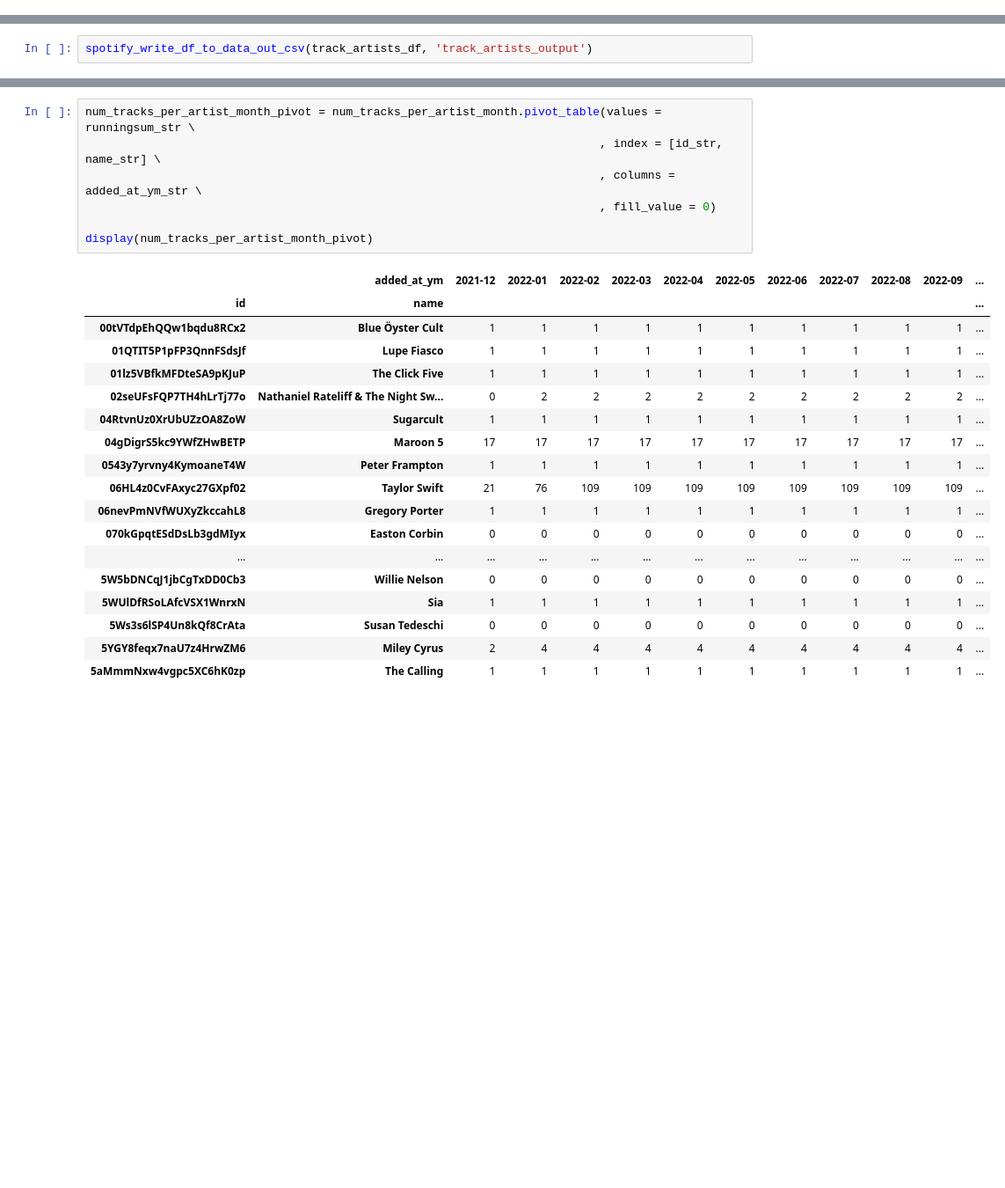
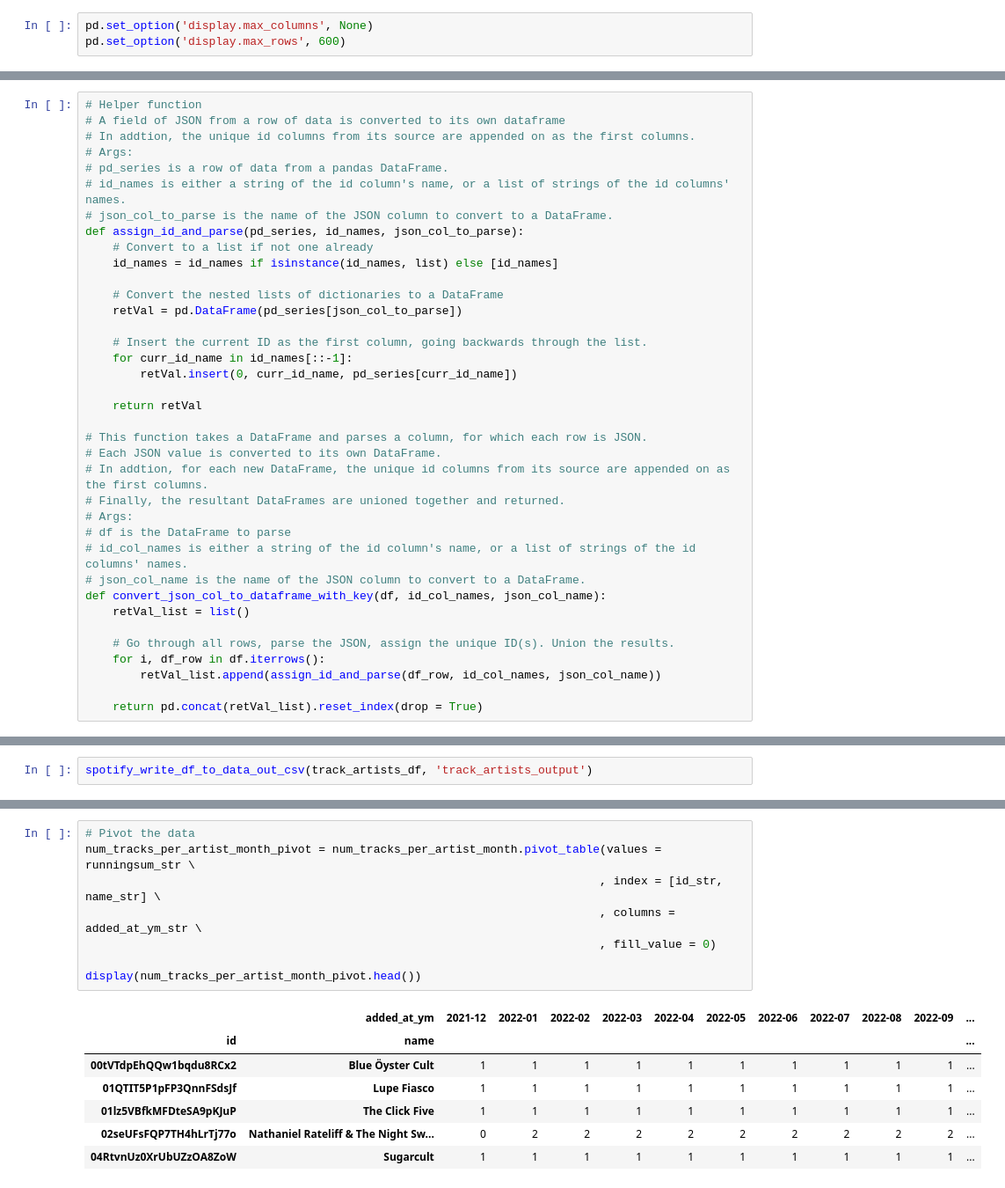
Before and after one commit to steven-rothstein/spotify-data-pull, a Jupyter notebook: spotify_data_pull.ipynb, the cells around one changed output, grey strips where cells are left out. Shown: that part at 88% size. Drawn from its saved outputs; the diff is of its cells as text; blank space fills up the shorter version.

```diff
--- a/spotify_data_pull.ipynb
+++ b/spotify_data_pull.ipynb
@@ -8,0 +68,3 @@ import time
+# %%
+pd.set_option('display.max_columns', None)
+pd.set_option('display.max_rows', 600)
@@ -8,0 +79,37 @@ import time
+# %%
+# Helper function
+# A field of JSON from a row of data is converted to its own dataframe
+# In addtion, the unique id columns from its source are appended on as the first columns.
+# Args:
+# pd_series is a row of data from a pandas DataFrame.
+# id_names is either a string of the id column's name, or a list of strings of the id columns' names.
+# json_col_to_parse is the name of the JSON column to convert to a DataFrame.
+def assign_id_and_parse(pd_series, id_names, json_col_to_parse):
+    # Convert to a list if not one already
+    id_names = id_names if isinstance(id_names, list) else [id_names]
+
+    # Convert the nested lists of dictionaries to a DataFrame
+    retVal = pd.DataFrame(pd_series[json_col_to_parse])
+
+    # Insert the current ID as the first column, going backwards through the list.
+    for curr_id_name in id_names[::-1]:
+        retVal.insert(0, curr_id_name, pd_series[curr_id_name])
+
+    return retVal
+
+# This function takes a DataFrame and parses a column, for which each row is JSON.
+# Each JSON value is converted to its own DataFrame.
+# In addtion, for each new DataFrame, the unique id columns from its source are appended on as the first columns.
+# Finally, the resultant DataFrames are unioned together and returned.
+# Args:
+# df is the DataFrame to parse
+# id_col_names is either a string of the id column's name, or a list of strings of the id columns' names.
+# json_col_name is the name of the JSON column to convert to a DataFrame.
+def convert_json_col_to_dataframe_with_key(df, id_col_names, json_col_name):
+    retVal_list = list()
+
+    # Go through all rows, parse the JSON, assign the unique ID(s). Union the results.
+    for i, df_row in df.iterrows():
+        retVal_list.append(assign_id_and_parse(df_row, id_col_names, json_col_name))
+
+    return pd.concat(retVal_list).reset_index(drop = True)
@@ -459,26 +523,16 @@ display(num_tracks_per_artist_month[num_tracks_per_artist_month[name_str] == 'Ta
 # %%
+# Pivot the data
 num_tracks_per_artist_month_pivot = num_tracks_per_artist_month.pivot_table(values = runningsum_str \
                                                                            , index = [id_str, name_str] \
                                                                            , columns = added_at_ym_str \
                                                                            , fill_value = 0)
 
-display(num_tracks_per_artist_month_pivot)
+display(num_tracks_per_artist_month_pivot.head())
 # %% [output]
 |  | added_at_ym | 2021-12 | 2022-01 | 2022-02 | 2022-03 | 2022-04 | 2022-05 | 2022-06 | 2022-07 | 2022-08 | 2022-09 | ... |
 | id | name |  |  |  |  |  |  |  |  |  |  | ... |
 | 00tVTdpEhQQw1bqdu8RCx2 | Blue Öyster Cult | 1 | 1 | 1 | 1 | 1 | 1 | 1 | 1 | 1 | 1 | ... |
 | 01QTIT5P1pFP3QnnFSdsJf | Lupe Fiasco | 1 | 1 | 1 | 1 | 1 | 1 | 1 | 1 | 1 | 1 | ... |
 | 01lz5VBfkMFDteSA9pKJuP | The Click Five | 1 | 1 | 1 | 1 | 1 | 1 | 1 | 1 | 1 | 1 | ... |
 | 02seUFsFQP7TH4hLrTj77o | Nathaniel Rateliff & The Night Sw... | 0 | 2 | 2 | 2 | 2 | 2 | 2 | 2 | 2 | 2 | ... |
 | 04RtvnUz0XrUbUZzOA8ZoW | Sugarcult | 1 | 1 | 1 | 1 | 1 | 1 | 1 | 1 | 1 | 1 | ... |
-| 04gDigrS5kc9YWfZHwBETP | Maroon 5 | 17 | 17 | 17 | 17 | 17 | 17 | 17 | 17 | 17 | 17 | ... |
-| 0543y7yrvny4KymoaneT4W | Peter Frampton | 1 | 1 | 1 | 1 | 1 | 1 | 1 | 1 | 1 | 1 | ... |
-| 06HL4z0CvFAxyc27GXpf02 | Taylor Swift | 21 | 76 | 109 | 109 | 109 | 109 | 109 | 109 | 109 | 109 | ... |
-| 06nevPmNVfWUXyZkccahL8 | Gregory Porter | 1 | 1 | 1 | 1 | 1 | 1 | 1 | 1 | 1 | 1 | ... |
-| 070kGpqtESdDsLb3gdMIyx | Easton Corbin | 0 | 0 | 0 | 0 | 0 | 0 | 0 | 0 | 0 | 0 | ... |
-| ... | ... | ... | ... | ... | ... | ... | ... | ... | ... | ... | ... | ... |
-| 5W5bDNCqJ1jbCgTxDD0Cb3 | Willie Nelson | 0 | 0 | 0 | 0 | 0 | 0 | 0 | 0 | 0 | 0 | ... |
-| 5WUlDfRSoLAfcVSX1WnrxN | Sia | 1 | 1 | 1 | 1 | 1 | 1 | 1 | 1 | 1 | 1 | ... |
-| 5Ws3s6lSP4Un8kQf8CrAta | Susan Tedeschi | 0 | 0 | 0 | 0 | 0 | 0 | 0 | 0 | 0 | 0 | ... |
-| 5YGY8feqx7naU7z4HrwZM6 | Miley Cyrus | 2 | 4 | 4 | 4 | 4 | 4 | 4 | 4 | 4 | 4 | ... |
-| 5aMmmNxw4vgpc5XC6hK0zp | The Calling | 1 | 1 | 1 | 1 | 1 | 1 | 1 | 1 | 1 | 1 | ... |
```
Also changed, not shown: parts of 58 cells of this notebook, 5 other files.
